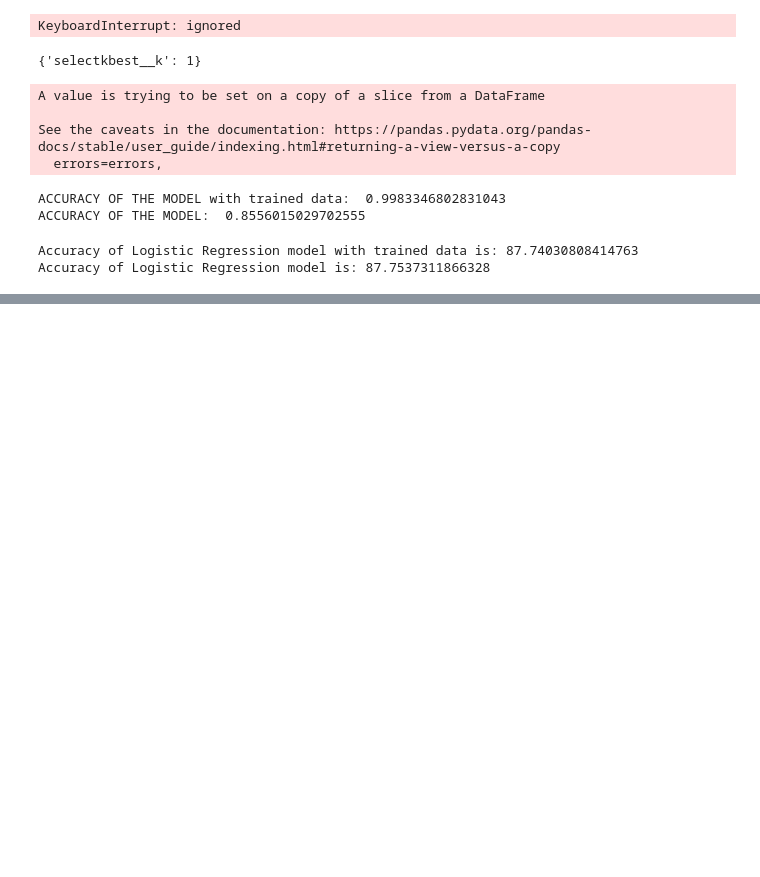
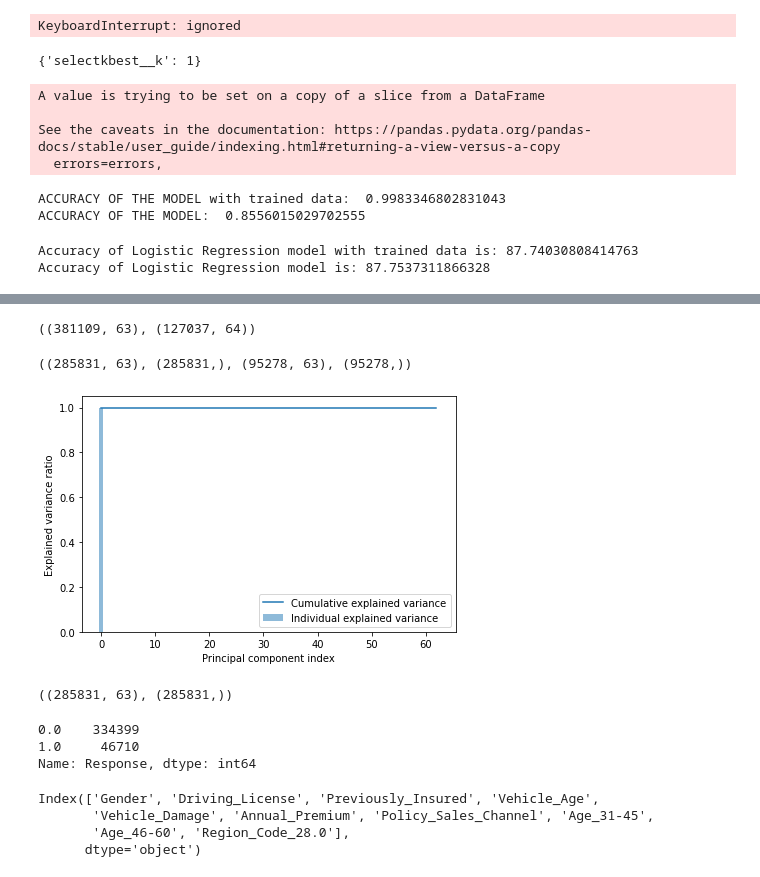
Before and after one commit to dslearn2022/Hackathon, a Jupyter notebook: Hackathon.ipynb, the cells around one changed output, grey strips where cells are left out. Cells and saved outputs as stored; diff of their text form; code cells hidden in the pictures; blank space fills up the shorter version.

```diff
--- a/Hackathon.ipynb
+++ b/Hackathon.ipynb
@@ -402,0 +446,4 @@ Accuracy of Logistic Regression model is: 87.7537311866328
+# %%
+train=cat[cat['Response'].notnull()]
+pred=train['Response']
+train.drop('Response',inplace=True,axis=1)
@@ -402,0 +476,62 @@ Accuracy of Logistic Regression model is: 87.7537311866328
+# %%
+train.shape,test.shape
+# %% [output]
+((381109, 63), (127037, 64))
+# %%
+from sklearn.model_selection import train_test_split
+xtrain,xtest,ytrain,ytest=train_test_split(train,pred,random_state=121)
+xtrain.shape,ytrain.shape,xtest.shape,ytest.shape
+# %% [output]
+((285831, 63), (285831,), (95278, 63), (95278,))
+# %%
+#Using PCA to reduce dimensions
+
+from sklearn.decomposition import PCA
+pca = PCA(n_components=63)
+#principalComponents = pca.fit_transform(xtrain)
+#principalDf = pd.DataFrame(data = principalComponents)
+
+X_train = pca.fit_transform(xtrain)
+X_test = pca.transform(xtest)
+# %%
+exp_var_pca = pca.explained_variance_ratio_
+#
+# Cumulative sum of eigenvalues; This will be used to create step plot
+# for visualizing the variance explained by each principal component.
+#
+cum_sum_eigenvalues = np.cumsum(exp_var_pca)
+#
+# Create the visualization plot
+#
+plt.bar(range(0,len(exp_var_pca)), exp_var_pca, alpha=0.5, align='center', label='Individual explained variance')
+plt.step(range(0,len(cum_sum_eigenvalues)), cum_sum_eigenvalues, where='mid',label='Cumulative explained variance')
+plt.ylabel('Explained variance ratio')
+plt.xlabel('Principal component index')
+plt.legend(loc='best')
+plt.tight_layout()
+plt.show()
+# %% [output]
+[figure, added]
+# %%
+xtrain.shape,ytrain.shape
+# %% [output]
+((285831, 63), (285831,))
+# %%
+pred.value_counts()
+# %% [output]
+0.0    334399
+1.0     46710
+Name: Response, dtype: int64
+# %%
+# Using SelectKBest to find top 10 features:
+
+from sklearn.feature_selection import SelectKBest, mutual_info_classif,chi2,f_classif
+#Select top 10 features based on mutual info regression
+selector = SelectKBest(mutual_info_classif, k =10)
+selector.fit(xtrain, ytrain)
+xtrain.columns[selector.get_support()]
+# %% [output]
+Index(['Gender', 'Driving_License', 'Previously_Insured', 'Vehicle_Age',
+       'Vehicle_Damage', 'Annual_Premium', 'Policy_Sales_Channel', 'Age_31-45',
+       'Age_46-60', 'Region_Code_28.0'],
+      dtype='object')
```
Also changed, not shown: parts of 22 cells of this notebook.
